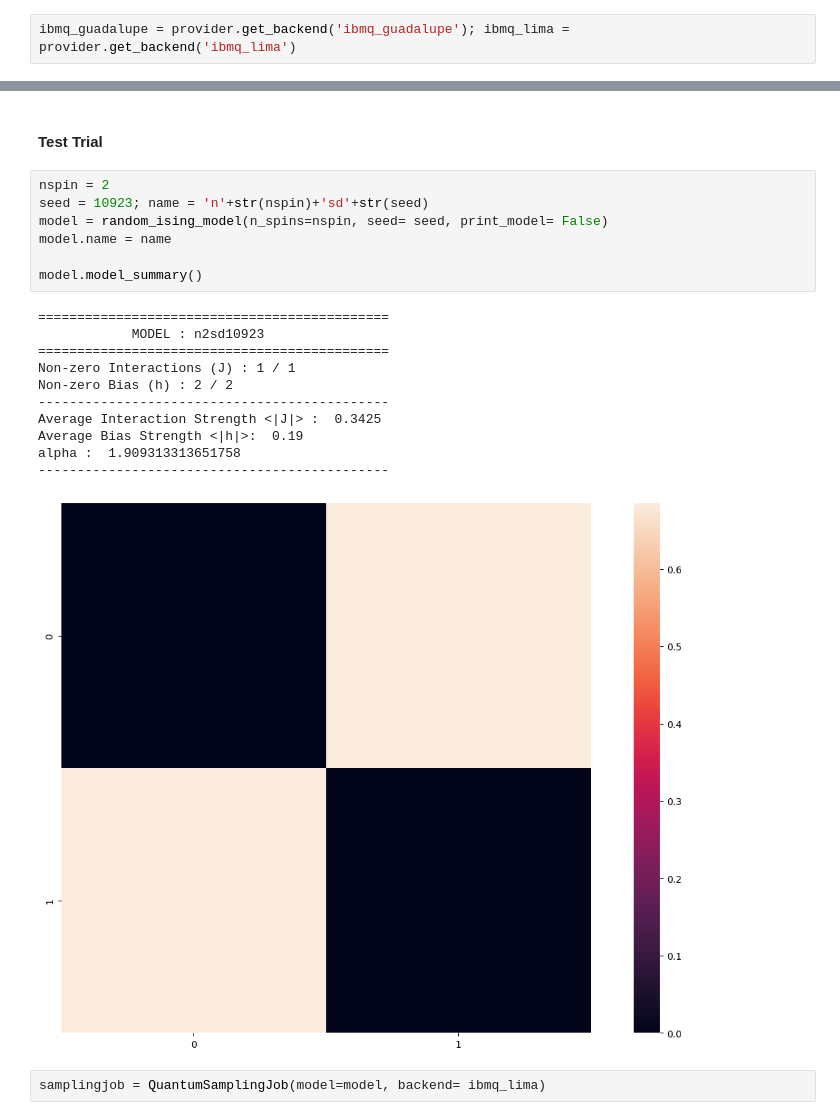
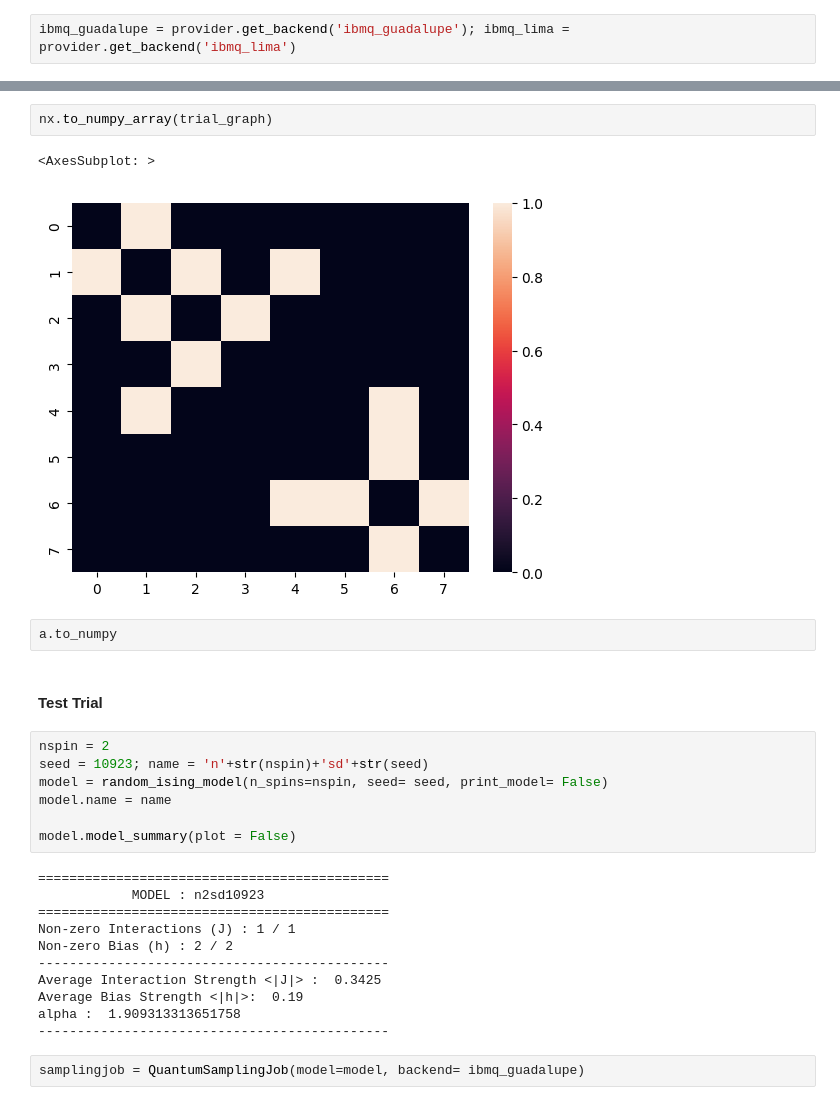
Before and after one commit to pafloxy/qhack-project-raflaneq, a Jupyter notebook: scratch-v0.1.ipynb, the cells around one changed output, grey strips where cells are left out. Drawn from its saved outputs; the diff is of its cells as text.

```diff
--- a/scratch-v0.1.ipynb
+++ b/scratch-v0.1.ipynb
@@ -27,3 +38,10 @@ r = ibmq_guadalupe.configuration()
+# %%
+nx.to_numpy_array(trial_graph)
+# %% [output]
+<AxesSubplot: >
+[figure, added]
+# %%
+a.to_numpy
 # %% [markdown]
 #### **Test Trial**
 # %%
@@ -32,7 +50,7 @@ seed = 10923; name = 'n'+str(nspin)+'sd'+str(seed)
 model = random_ising_model(n_spins=nspin, seed= seed, print_model= False)
 model.name = name
 
-model.model_summary()
+model.model_summary(plot = False)
 # %% [output]
 =============================================
             MODEL : n2sd10923
@@ -44,9 +62,8 @@ Average Interaction Strength <|J|> :  0.3425
 Average Bias Strength <|h|>:  0.19
 alpha :  1.909313313651758
 ---------------------------------------------
-[figure, removed]
 # %%
-samplingjob = QuantumSamplingJob(model=model, backend= ibmq_lima)
+samplingjob = QuantumSamplingJob(model=model, backend= ibmq_guadalupe)
 # %%
 gamma= 0.4 ; time= 1.0
 
```
Also changed, not shown: parts of 13 cells of this notebook, 1 other file.
